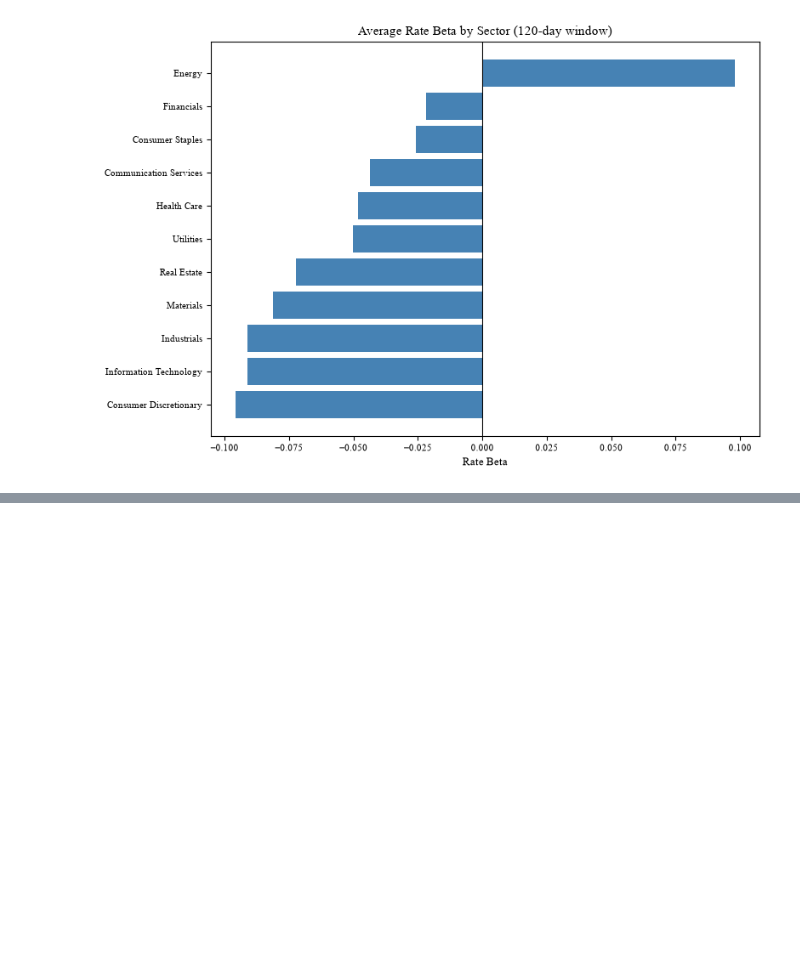
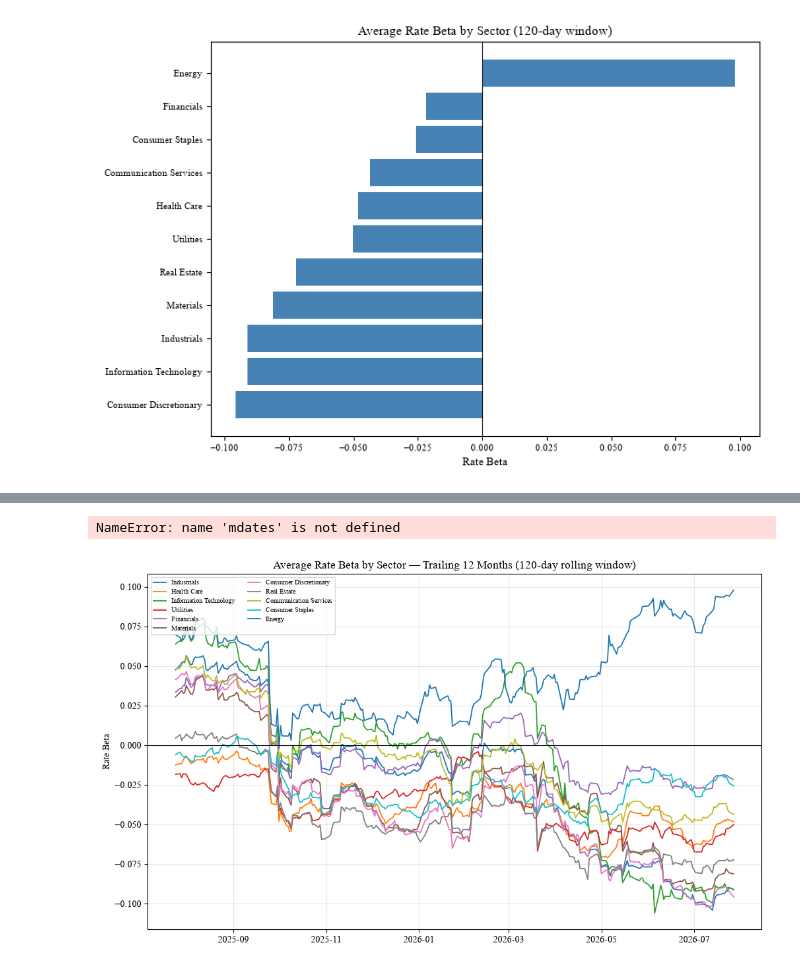
Before and after one commit to pgrajzl/alpha-signal-research, a Jupyter notebook: notebooks/alpha_research.ipynb, the cells around one changed output, grey strips where cells are left out. Drawn from its saved outputs; the diff is of its cells as text; code cells hidden in the pictures; blank space fills up the shorter version.

```diff
--- a/notebooks/alpha_research.ipynb
+++ b/notebooks/alpha_research.ipynb
@@ -1136,3 +1136,26 @@ plt.tight_layout()
 plt.show()
 # %% [output]
 [figure]
+# %%
+def compute_sector_avg_beta_series(rate_betas, universe, lookback_days=252):
+    """
+    Computes the average rate beta per sector, for every date over the
+    trailing lookback_days, by averaging the already-computed rolling
+    betas across all stocks within each sector on each date.
+    """
+    sector_map = dict(zip(universe["Symbol"], universe["Sector"]))
+
+    recent_betas = rate_betas.tail(lookback_days)
+
+    sector_series = {}
+    for sector in universe["Sector"].unique():
+        sector_tickers = [t for t in recent_betas.columns if sector_map.get(t) == sector]
+        if len(sector_tickers) < 3:
+            continue
+        sector_series[sector] = recent_betas[sector_tickers].mean(axis=1)
+
+    return pd.DataFrame(sector_series)
+
+
+sector_beta_series = compute_sector_avg_beta_series(rate_betas, universe, lookback_days=252)
+sector_beta_series.tail()
@@ -1138,0 +1170,18 @@ plt.show()
+# %%
+fig, ax = plt.subplots(figsize=(12, 7))
+
+for sector in sector_beta_series.columns:
+    ax.plot(sector_beta_series.index, sector_beta_series[sector], linewidth=1.3, label=sector)
+
+ax.axhline(0, color="black", linewidth=0.8)
+ax.set_title("Average Rate Beta by Sector — Trailing 12 Months (120-day rolling window)", fontsize=12)
+ax.set_ylabel("Rate Beta")
+ax.legend(loc="upper left", fontsize=7, ncol=2)
+ax.grid(alpha=0.3)
+ax.xaxis.set_major_formatter(mdates.DateFormatter("%Y-%m"))
+fig.autofmt_xdate()
+plt.tight_layout()
+plt.show()
+# %% [output]
+NameError: name 'mdates' is not defined
+[figure, added]
```
Also changed, not shown: parts of 2 cells of this notebook, 4 other files.
